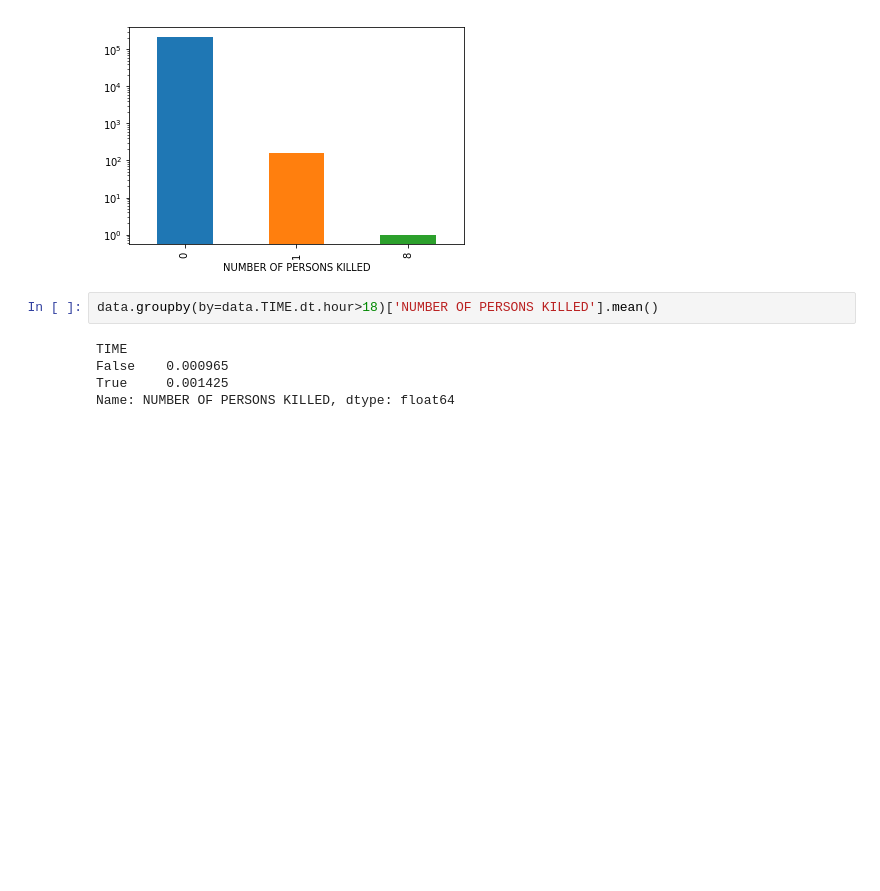
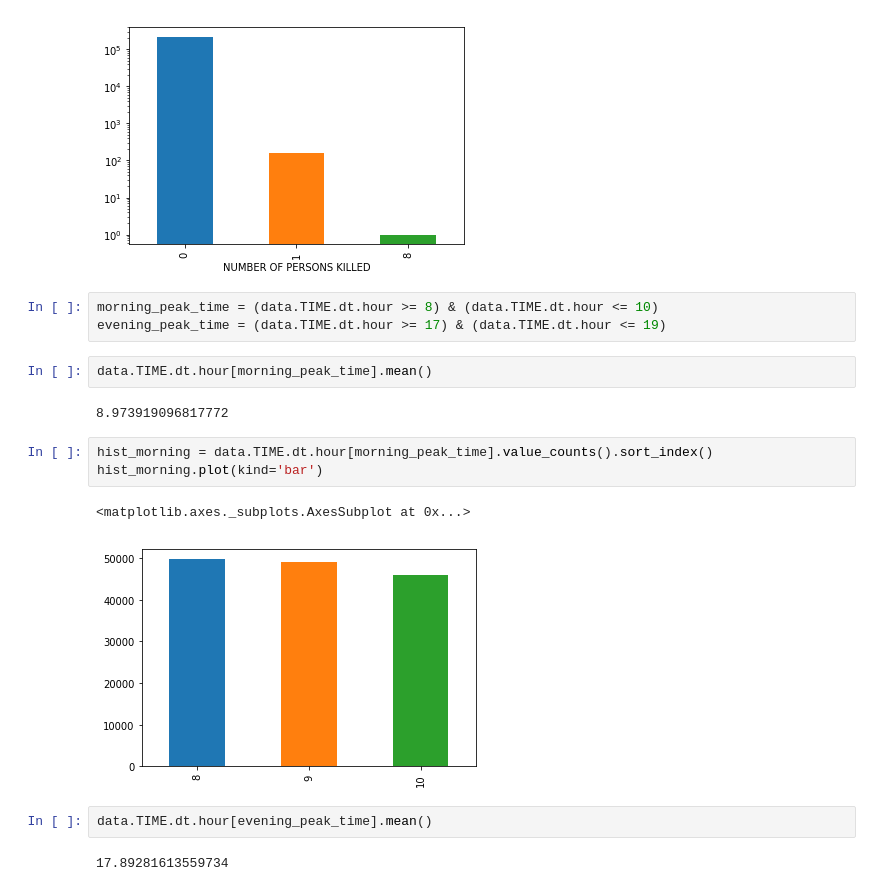
Before and after one commit to udacity/sapient-webinar, a Jupyter notebook: collisions.ipynb, the cells around one changed output. Cells and saved outputs as stored; diff of their text form; blank space fills up the shorter version.

```diff
--- a/collisions.ipynb
+++ b/collisions.ipynb
@@ -348,10 +361,20 @@ hist_killed_manhattan.plot(kind='bar', logy=True)
 # %% [output]
 <matplotlib.axes._subplots.AxesSubplot at 0x...>
 [figure]
+# %%
+morning_peak_time = (data.TIME.dt.hour >= 8) & (data.TIME.dt.hour <= 10)
+evening_peak_time = (data.TIME.dt.hour >= 17) & (data.TIME.dt.hour <= 19)
 # %%
-data.groupby(by=data.TIME.dt.hour>18)['NUMBER OF PERSONS KILLED'].mean()
+data.TIME.dt.hour[morning_peak_time].mean()
 # %% [output]
-TIME
-False    0.000965
-True     0.001425
-Name: NUMBER OF PERSONS KILLED, dtype: float64
+8.973919096817772
+# %%
+hist_morning = data.TIME.dt.hour[morning_peak_time].value_counts().sort_index()
+hist_morning.plot(kind='bar')
+# %% [output]
+<matplotlib.axes._subplots.AxesSubplot at 0x...>
+[figure, added]
+# %%
+data.TIME.dt.hour[evening_peak_time].mean()
+# %% [output]
+17.89281613559734
```
Also changed, not shown: parts of 9 cells of this notebook.
